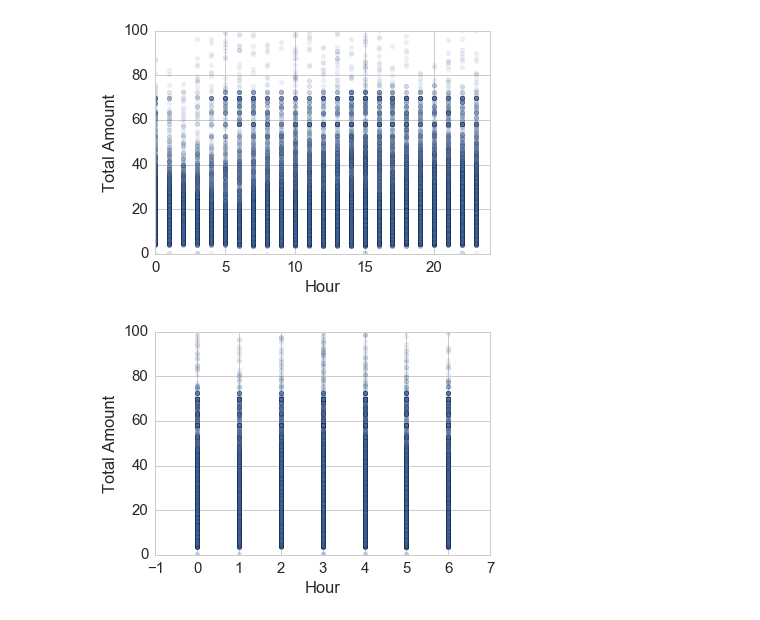
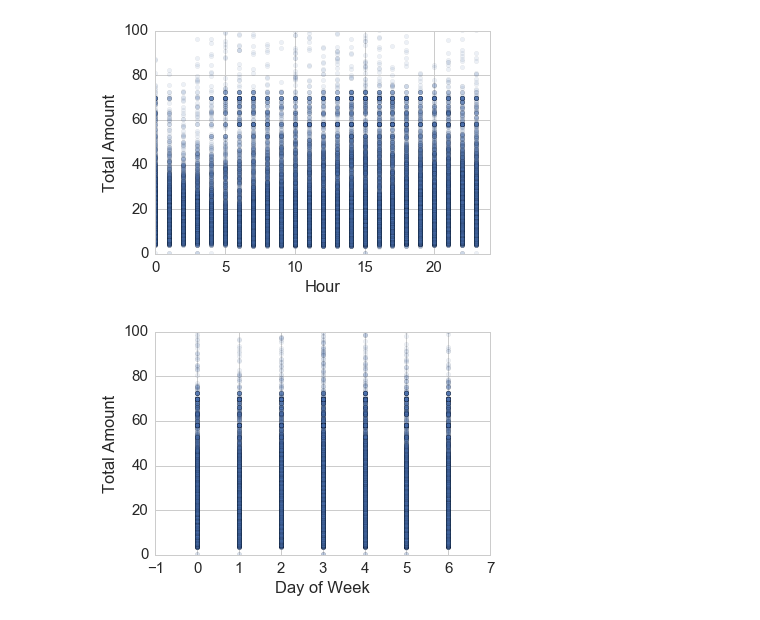
Before and after one commit to rajashreebaradur/DataScienceGA_Final_Project, a Jupyter notebook: project-files/file_1.ipynb, the cells around one changed output. Saved outputs shown, nothing was run; the diff lists cells and outputs as text; code cells hidden in the pictures.

```diff
--- a/project-files/file_1.ipynb
+++ b/project-files/file_1.ipynb
@@ -151,8 +150,7 @@ df = df[df['pickup_longitude']!= 0]
 df = df[df['passenger_count']!= 0]
 df = df[df['trip_distance']!= 0]
 df = df[df['dropoff_longitude']!= 0]
-#df = df[df['total_amount'] > 0]
-#df = df[df['trip_distance']!= 0]
+df = df[df['total_amount'] > 0]
 df.describe()
 # %% [output]
 |  | VendorID | passenger_count | trip_distance | pickup_longitude | pickup_latitude | RateCodeID | ... |
@@ -175,10 +173,10 @@ plt.show()
 [figure]
 # %%
 df.plot(kind ='scatter', x='tpep_pickup_dayofweek', y='total_amount', alpha=0.1)
-plt.xlabel('Hour')
+plt.xlabel('Day of Week')
 plt.ylabel('Total Amount')
 plt.axis([-1, 7, 0, 100])
 plt.grid(True)
 plt.show()
 # %% [output]
-[figure, old version]
+[figure, new version]
```
Also changed, not shown: parts of 6 cells of this notebook.
